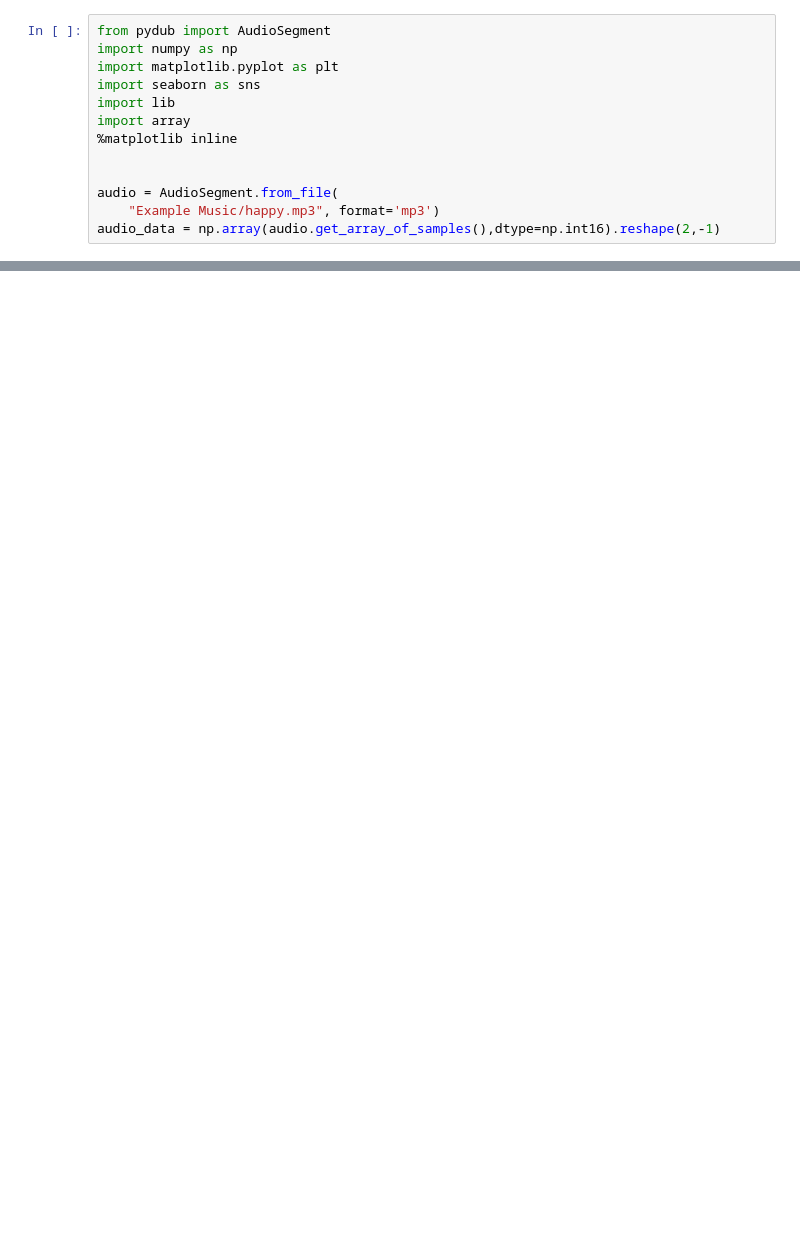
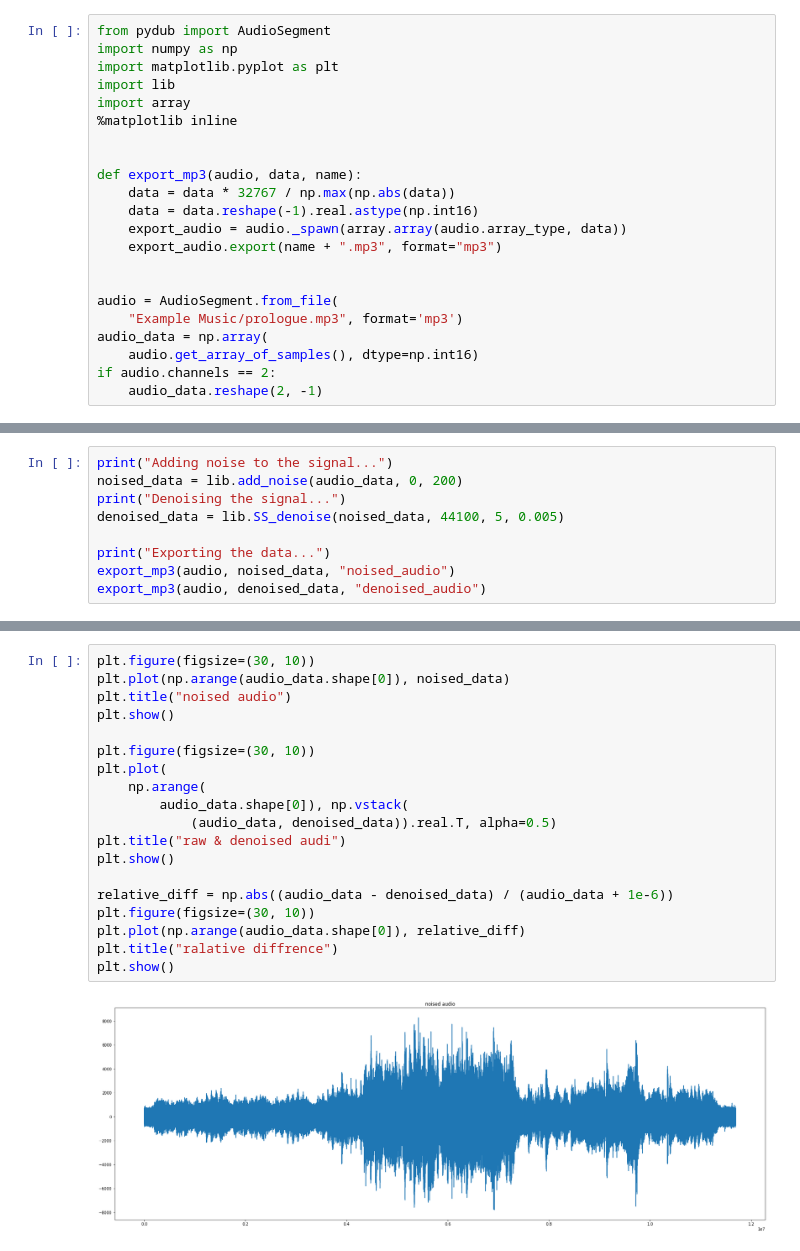
Before and after one commit to NightingaleCen/Music-Reading, a Jupyter notebook: main.ipynb, the cells around one changed output, grey strips where cells are left out. Saved outputs shown, nothing was run; the diff lists cells and outputs as text; blank space fills up the shorter version.

```diff
--- a/main.ipynb
+++ b/main.ipynb
@@ -2,12 +2,21 @@
 from pydub import AudioSegment
 import numpy as np
 import matplotlib.pyplot as plt
-import seaborn as sns
 import lib
 import array
 %matplotlib inline
 
 
+def export_mp3(audio, data, name):
+    data = data * 32767 / np.max(np.abs(data))
+    data = data.reshape(-1).real.astype(np.int16)
+    export_audio = audio._spawn(array.array(audio.array_type, data))
+    export_audio.export(name + ".mp3", format="mp3")
+
+
 audio = AudioSegment.from_file(
-    "Example Music/happy.mp3", format='mp3')
-audio_data = np.array(audio.get_array_of_samples(),dtype=np.int16).reshape(2,-1)
+    "Example Music/prologue.mp3", format='mp3')
+audio_data = np.array(
+    audio.get_array_of_samples(), dtype=np.int16)
+if audio.channels == 2:
+    audio_data.reshape(2, -1)
@@ -38,0 +23,9 @@ plt.show()
+# %%
+print("Adding noise to the signal...")
+noised_data = lib.add_noise(audio_data, 0, 200)
+print("Denoising the signal...")
+denoised_data = lib.SS_denoise(noised_data, 44100, 5, 0.005)
+
+print("Exporting the data...")
+export_mp3(audio, noised_data, "noised_audio")
+export_mp3(audio, denoised_data, "denoised_audio")
@@ -38,0 +36,21 @@ plt.show()
+# %%
+plt.figure(figsize=(30, 10))
+plt.plot(np.arange(audio_data.shape[0]), noised_data)
+plt.title("noised audio")
+plt.show()
+
+plt.figure(figsize=(30, 10))
+plt.plot(
+    np.arange(
+        audio_data.shape[0]), np.vstack(
+            (audio_data, denoised_data)).real.T, alpha=0.5)
+plt.title("raw & denoised audi")
+plt.show()
+
+relative_diff = np.abs((audio_data - denoised_data) / (audio_data + 1e-6))
+plt.figure(figsize=(30, 10))
+plt.plot(np.arange(audio_data.shape[0]), relative_diff)
+plt.title("ralative diffrence")
+plt.show()
+# %% [output]
+[figure, added]
```
Also changed, not shown: parts of 3 cells of this notebook, 3 other files.
